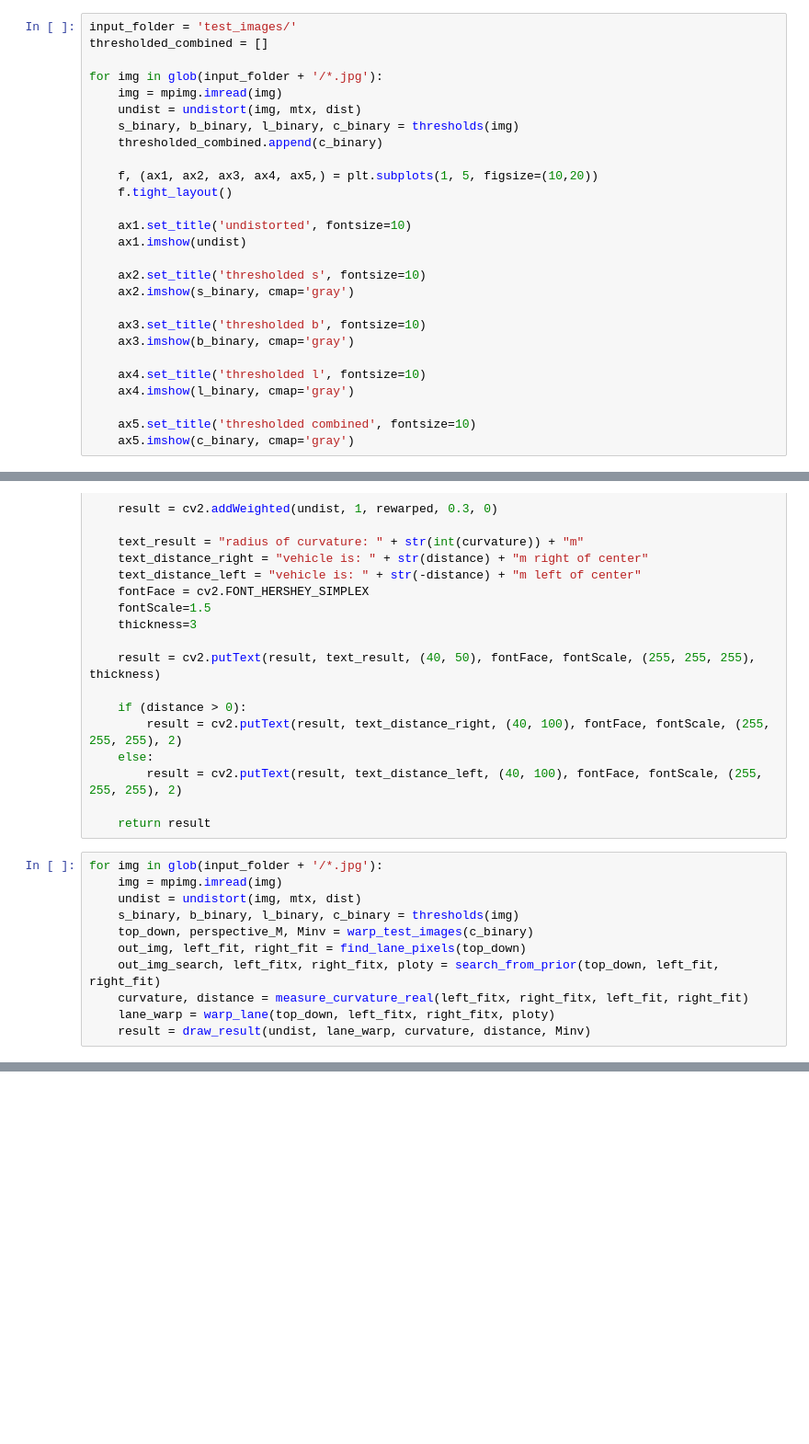
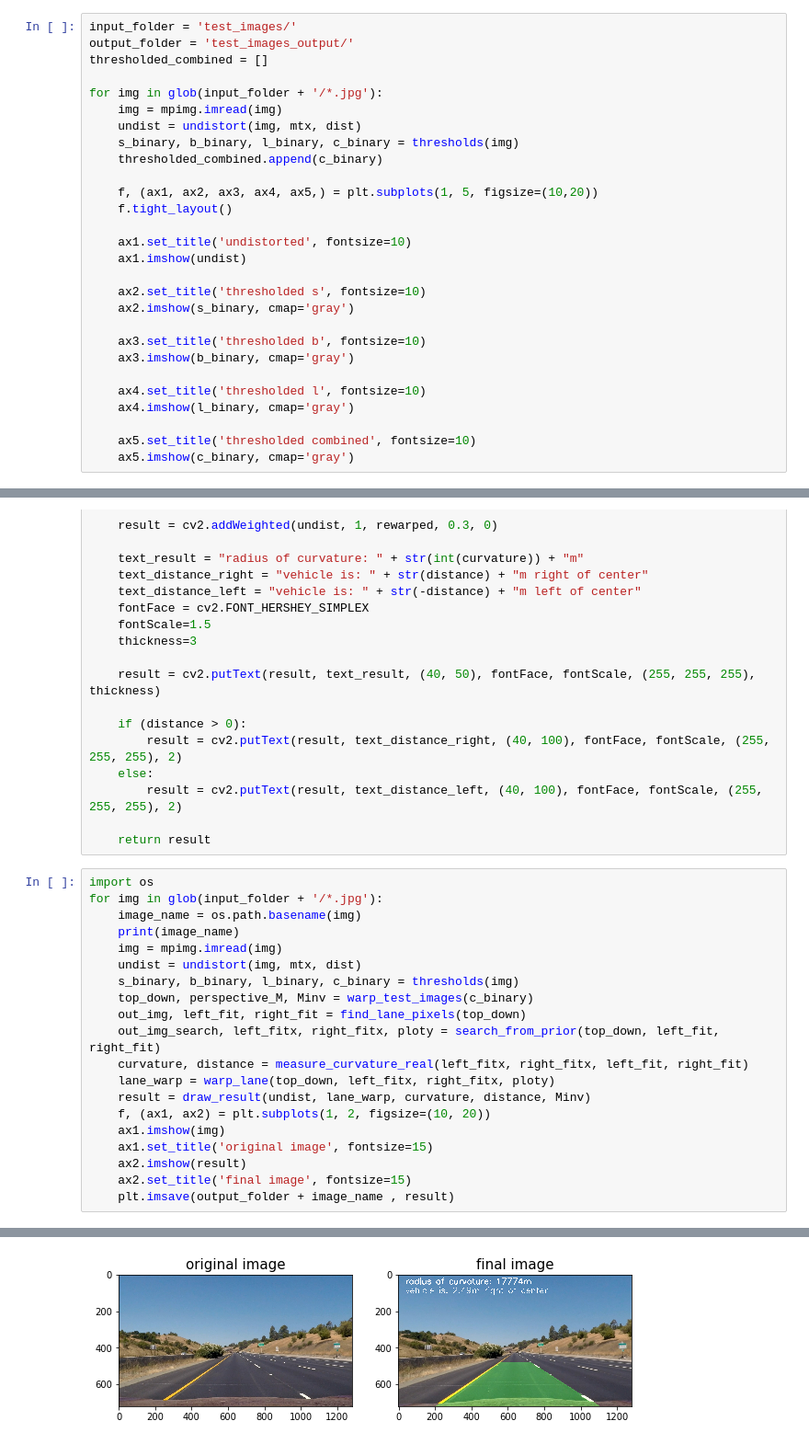
Before and after one commit to YasirHabib/Self-Driving-Car-Engineer, a Jupyter notebook: Advanced-Lane-Lines/Solution.ipynb, the cells around one changed output, grey strips where cells are left out. Shown at 92% size. Saved outputs shown, nothing was run; the diff lists cells and outputs as text; blank space fills up the shorter version.

Commit message:
output images display & save

```diff
--- a/Advanced-Lane-Lines/Solution.ipynb
+++ b/Advanced-Lane-Lines/Solution.ipynb
@@ -149,6 +149,7 @@ def thresholds(image, show=True):
     return s_binary, b_binary, l_binary, c_binary
 # %%
 input_folder = 'test_images/'
+output_folder = 'test_images_output/'
 thresholded_combined = []
 
 for img in glob(input_folder + '/*.jpg'):
@@ -449,7 +450,10 @@ def draw_result(undist, lane_warp, curvature, distance, Minv):
 
     return result
 # %%
+import os
 for img in glob(input_folder + '/*.jpg'):
+    image_name = os.path.basename(img)
+    print(image_name)
     img = mpimg.imread(img)
     undist = undistort(img, mtx, dist)
     s_binary, b_binary, l_binary, c_binary = thresholds(img)
@@ -459,3 +463,10 @@ for img in glob(input_folder + '/*.jpg'):
     curvature, distance = measure_curvature_real(left_fitx, right_fitx, left_fit, right_fit)
     lane_warp = warp_lane(top_down, left_fitx, right_fitx, ploty)
     result = draw_result(undist, lane_warp, curvature, distance, Minv)
+    f, (ax1, ax2) = plt.subplots(1, 2, figsize=(10, 20))
+    ax1.imshow(img)
+    ax1.set_title('original image', fontsize=15)
+    ax2.imshow(result)
+    ax2.set_title('final image', fontsize=15)
+    plt.imsave(output_folder + image_name , result)
+# %% [output]
@@ -461,0 +481 @@ for img in glob(input_folder + '/*.jpg'):
+[figure, added]
```
Also changed, not shown: parts of 2 cells of this notebook.
